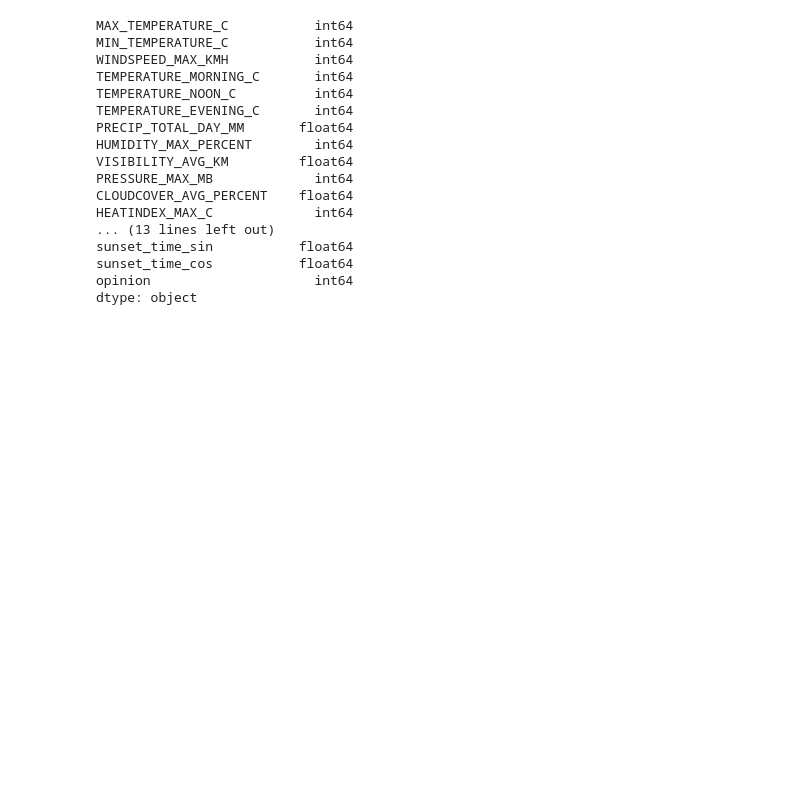
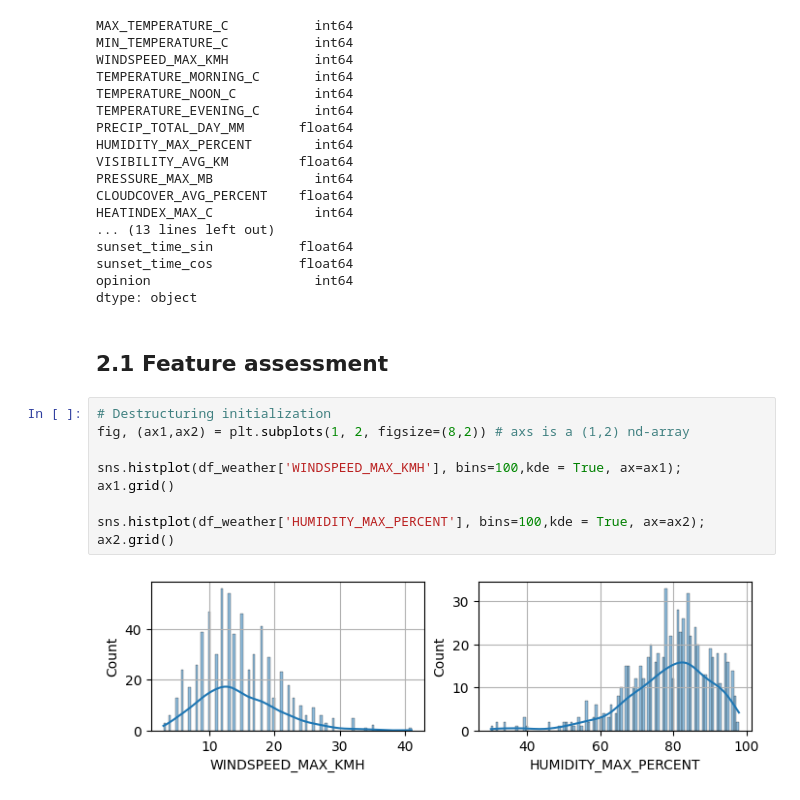
Before and after one commit to Alex5xelA/Bakery_sales_forecast, a Jupyter notebook: notebooks/002_javier_feature_engineering.ipynb, the cells around one changed output. Cells and saved outputs as stored; diff of their text form; blank space fills up the shorter version.

```diff
--- a/notebooks/001_javier.ipynb
+++ b/notebooks/002_javier_feature_engineering.ipynb
@@ -348,3 +351,16 @@ sunset_time_sin           float64
 sunset_time_cos           float64
 opinion                     int64
 dtype: object
+# %% [markdown]
+## 2.1 Feature assessment
+# %%
+# Destructuring initialization
+fig, (ax1,ax2) = plt.subplots(1, 2, figsize=(8,2)) # axs is a (1,2) nd-array
+
+sns.histplot(df_weather['WINDSPEED_MAX_KMH'], bins=100,kde = True, ax=ax1);
+ax1.grid()
+
+sns.histplot(df_weather['HUMIDITY_MAX_PERCENT'], bins=100,kde = True, ax=ax2);
+ax2.grid()
+# %% [output]
+[figure, added]
```
Also changed, not shown: parts of 6 cells of this notebook, 6 other files.
